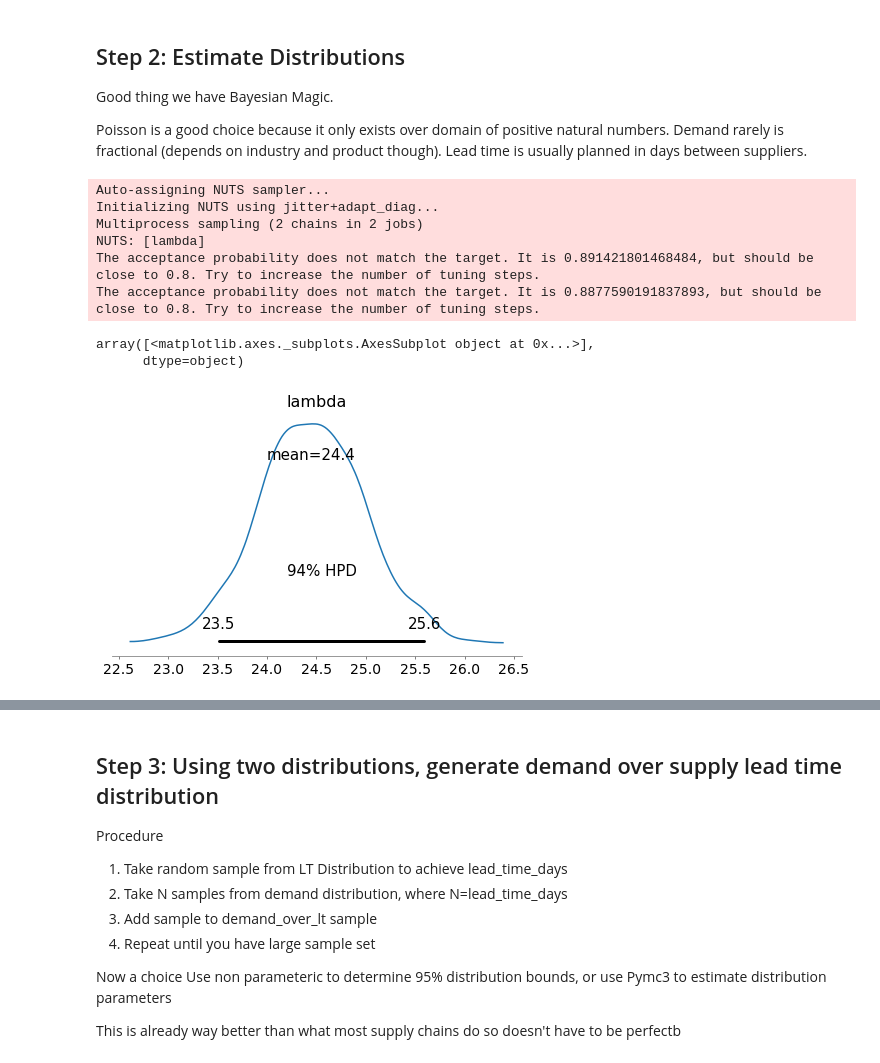
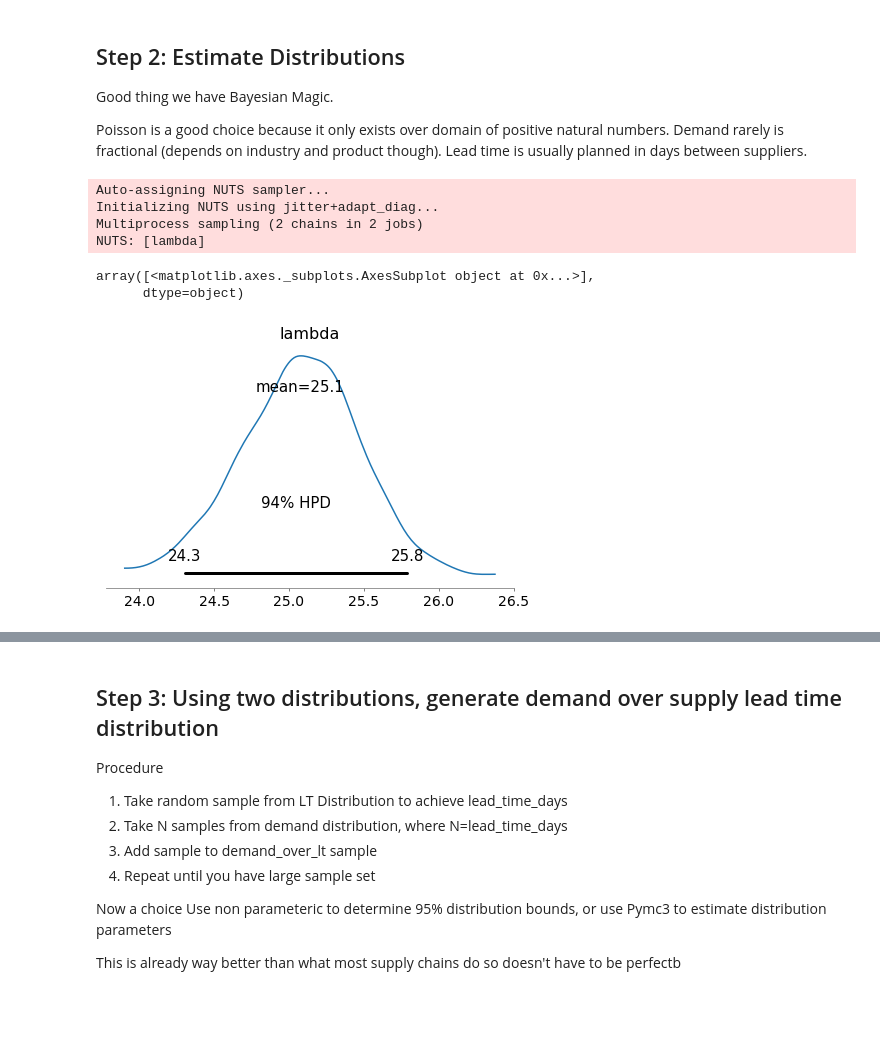
Before and after one commit to canyon289/ProbabilityResources, a Jupyter notebook: SupplyChainBlogPost.ipynb, the cells around one changed output, grey strips where cells are left out. Cells and saved outputs as stored; diff of their text form; code cells hidden in the pictures; blank space fills up the shorter version.

```diff
--- a/SupplyChainBlogPost.ipynb
+++ b/SupplyChainBlogPost.ipynb
@@ -21,6 +22,6 @@ import pymc3 as pm
 # %%
 # This usually needs to be calculated as well
-supplier_leadtime_days = np.repeat([2,4,2,3,2,2,3], 10)*10
+supplier_leadtime_days = np.repeat([2,4,2,3,2,2,3], 20)*10
 demand_per_day = np.repeat([2,4,2,3,2,2,3], 10)
 # %% [markdown]
 ## Step 2: Estimate Distributions
@@ -33,18 +34,20 @@ with pm.Model() as supplier_lead_time:
     _lambda = pm.Normal("lambda", mu=10, sd=2)
     lead_time = pm.Poisson("lead_time", mu=_lambda, observed = supplier_leadtime_days)
     posterior = pm.sample()
-    posterior_pred = pm.sample_posterior_predictive(posterior)
+    posterior_pred = pm.sample_posterior_predictive(posterior, samples=1000)
 # %% [output]
 Auto-assigning NUTS sampler...
 Initializing NUTS using jitter+adapt_diag...
 Multiprocess sampling (2 chains in 2 jobs)
 NUTS: [lambda]
-The acceptance probability does not match the target. It is 0.891421801468484, but should be close to 0.8. Try to increase the number of tuning steps.
-The acceptance probability does not match the target. It is 0.8877590191837893, but should be close to 0.8. Try to increase the number of tuning steps.
-# %%
-import arviz as az
-az.plot_posterior(posterior)
-# %% [output]
-array([<matplotlib.axes._subplots.AxesSubplot object at 0x...>],
-      dtype=object)
-[figure, removed]
+# %%
+lead_time_data = az.from_pymc3(
+        trace=posterior,
+        posterior_predictive=posterior_pred
+        )
+# %%
+az.plot_posterior(lead_time_data)
+# %% [output]
+array([<matplotlib.axes._subplots.AxesSubplot object at 0x...>],
+      dtype=object)
+[figure, added]
```
Also changed, not shown: parts of 10 cells of this notebook.
